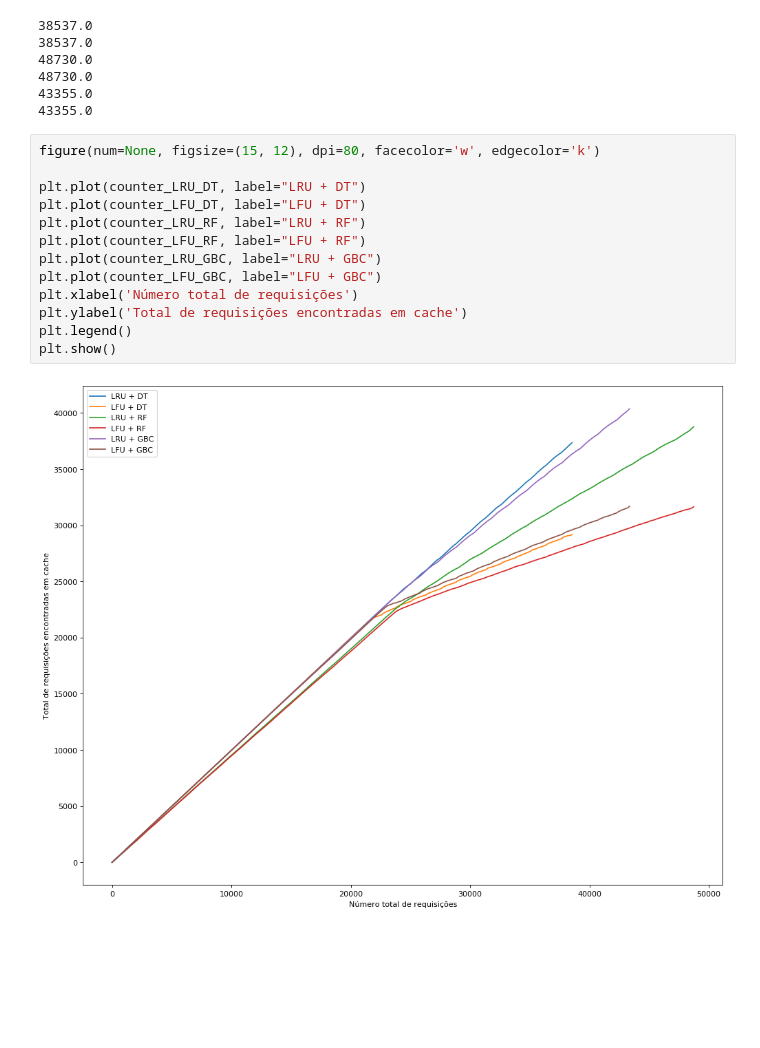
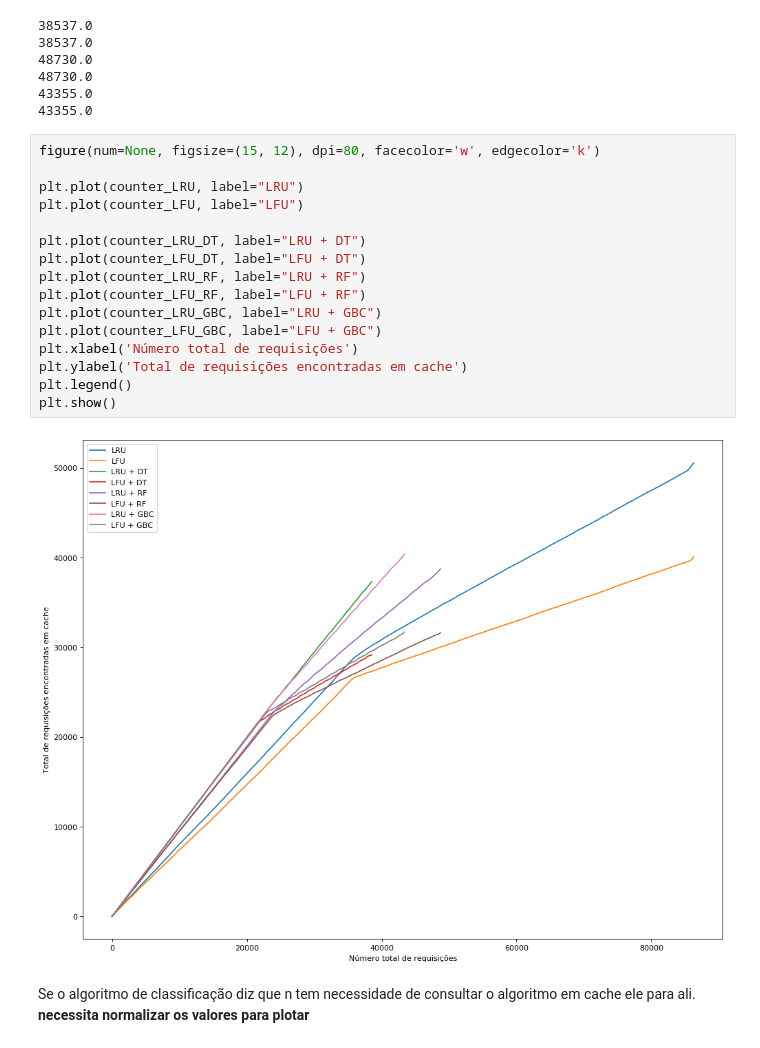
Before and after one commit to alexandreio/Web-Proxy-Cache-Inteligente, a Jupyter notebook: 2 - Versão Final.ipynb, the cells around one changed output. Cells and saved outputs as stored; diff of their text form; blank space fills up the shorter version.

```diff
--- a/2 - Versão Final.ipynb
+++ b/2 - Versão Final.ipynb
@@ -494,16 +487,22 @@ print(n_requested_total_LFU_GBC)
 43355.0
 # %%
 figure(num=None, figsize=(15, 12), dpi=80, facecolor='w', edgecolor='k')
+
+plt.plot(counter_LRU, label="LRU")
+plt.plot(counter_LFU, label="LFU")
 
 plt.plot(counter_LRU_DT, label="LRU + DT")
 plt.plot(counter_LFU_DT, label="LFU + DT")
 plt.plot(counter_LRU_RF, label="LRU + RF")
 plt.plot(counter_LFU_RF, label="LFU + RF")
 plt.plot(counter_LRU_GBC, label="LRU + GBC")
 plt.plot(counter_LFU_GBC, label="LFU + GBC")
 plt.xlabel('Número total de requisições')
 plt.ylabel('Total de requisições encontradas em cache')
 plt.legend()
 plt.show()
 # %% [output]
-[figure, old version]
+[figure, new version]
+# %% [markdown]
+Se o algoritmo de classificação diz que n tem necessidade de consultar o algoritmo em cache ele para ali.
+**necessita normalizar os valores para plotar**
```
Also changed, not shown: parts of 3 cells of this notebook.
